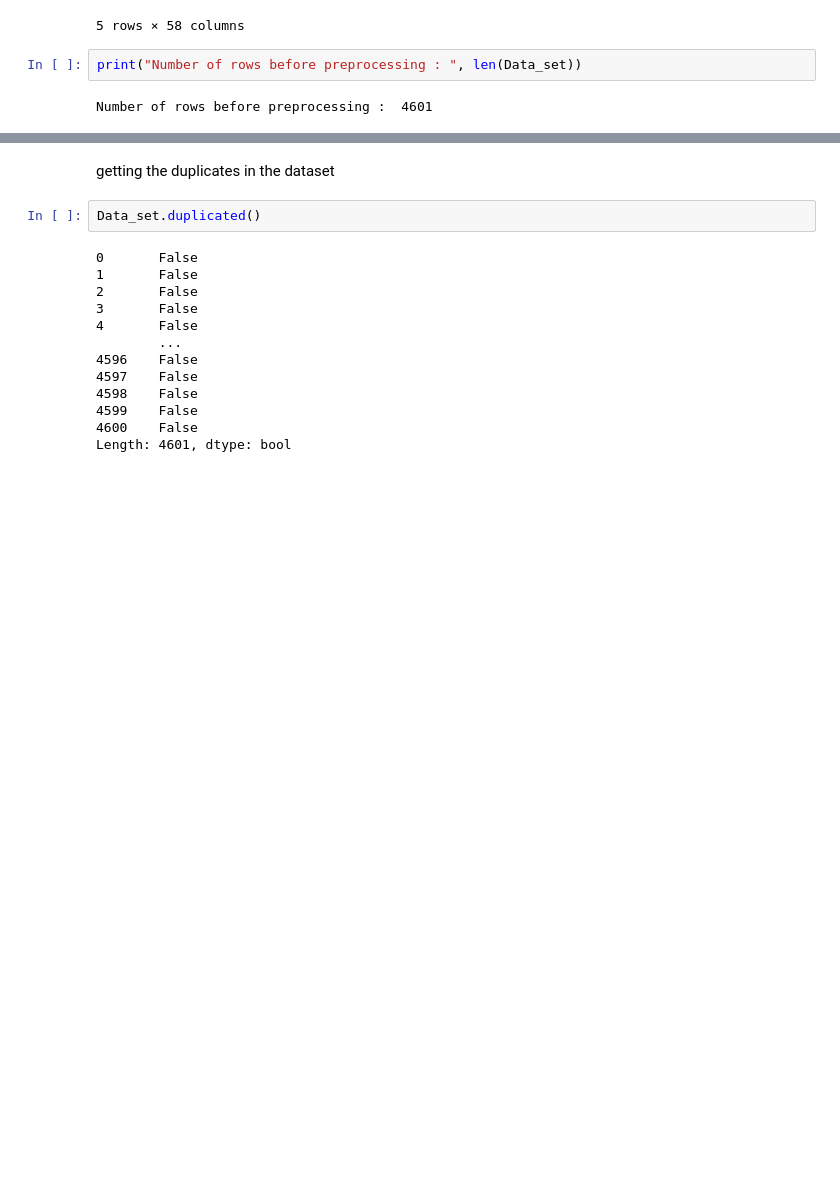
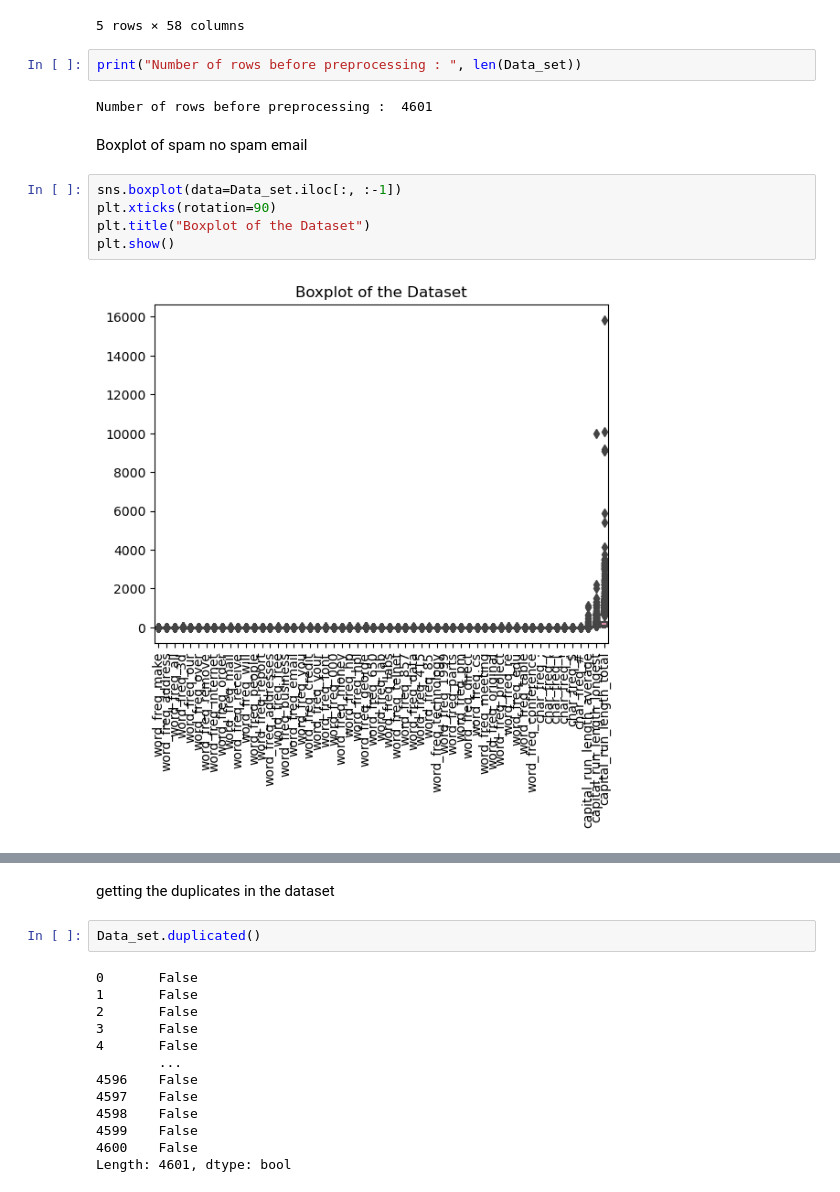
Before and after one commit to vinuwara/Machine-Learning-CW-Vinuwara, a Jupyter notebook: Decision Tree Classifier .ipynb, the cells around one changed output, grey strips where cells are left out. Saved outputs shown, nothing was run; the diff lists cells and outputs as text; blank space fills up the shorter version.

```diff
--- a/Decision Tree Classifier .ipynb
+++ b/Decision Tree Classifier .ipynb
@@ -35,3 +35,12 @@ Data_set.head()
 print("Number of rows before preprocessing : ", len(Data_set))
 # %% [output]
 Number of rows before preprocessing :  4601
+# %% [markdown]
+Boxplot of spam no spam email
+# %%
+sns.boxplot(data=Data_set.iloc[:, :-1])
+plt.xticks(rotation=90)
+plt.title("Boxplot of the Dataset")
+plt.show()
+# %% [output]
+[figure, added]
```
Also changed, not shown: parts of 30 cells of this notebook, 3 other files.
